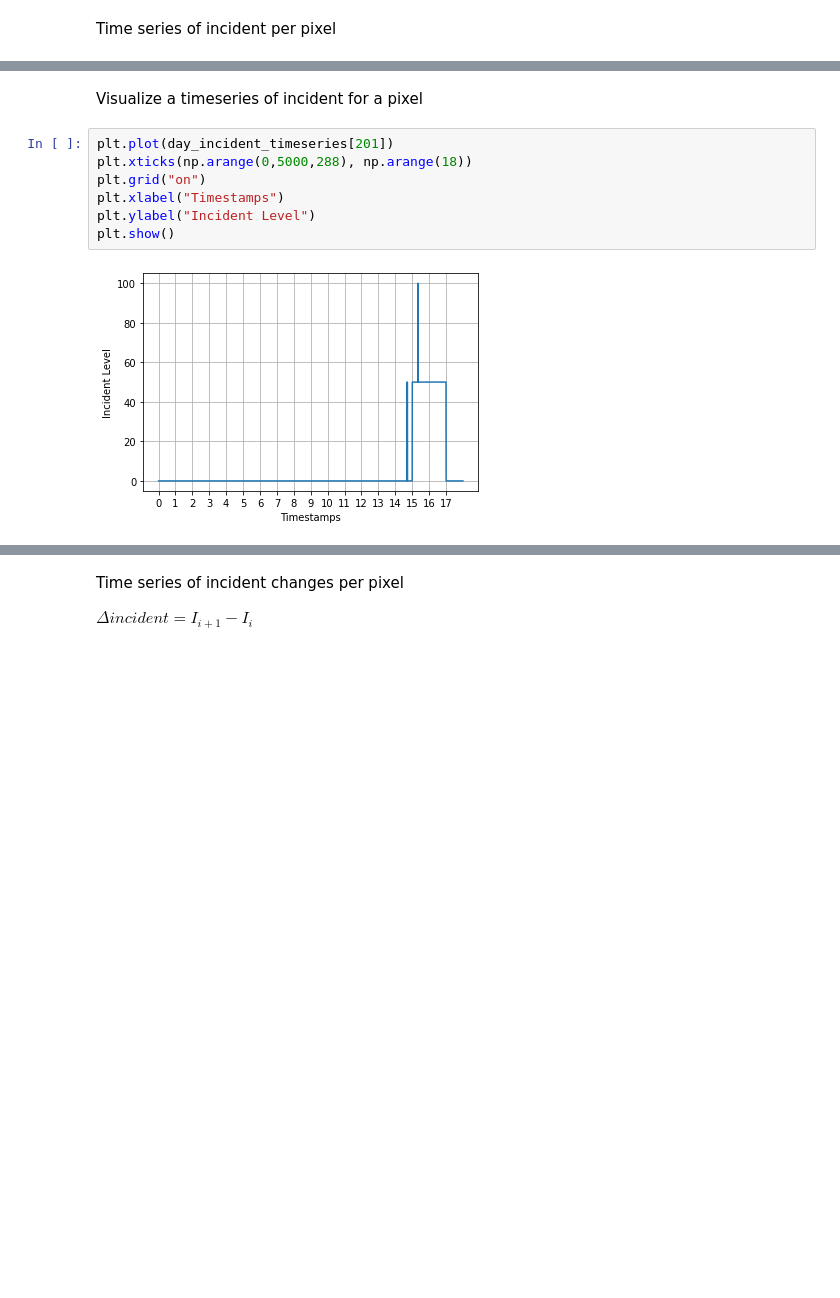
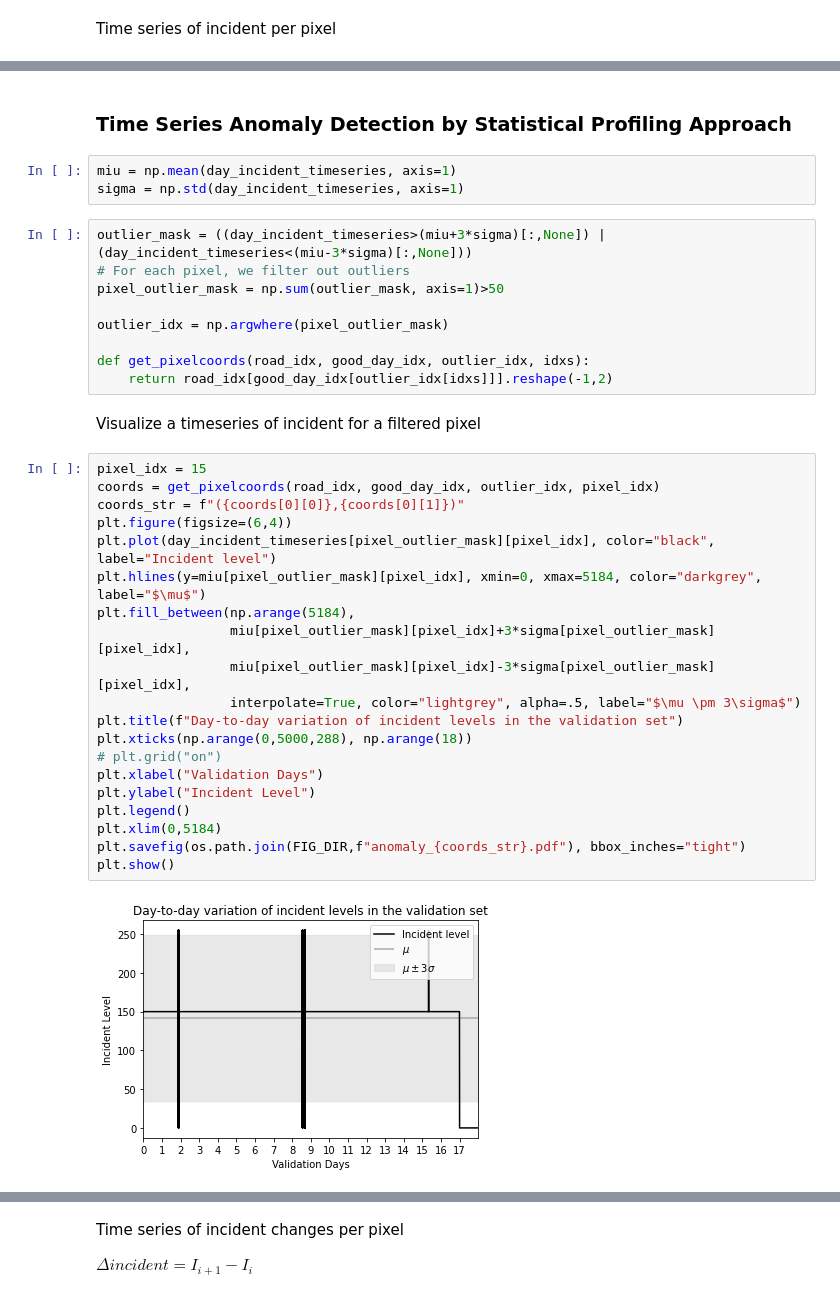
Before and after one commit to jingyan-li/TrafficForecastUnetInterpret-Python, a Jupyter notebook: eda/IncidentLevel.ipynb, the cells around one changed output, grey strips where cells are left out. Saved outputs shown, nothing was run; the diff lists cells and outputs as text; blank space fills up the shorter version.

```diff
--- a/eda/IncidentLevel.ipynb
+++ b/eda/IncidentLevel.ipynb
@@ -186,11 +453,38 @@ good_day_idx  (1793, 1)
+# %% [markdown]
+### Time Series Anomaly Detection by Statistical Profiling Approach
+# %%
+miu = np.mean(day_incident_timeseries, axis=1)
+sigma = np.std(day_incident_timeseries, axis=1)
+# %%
+outlier_mask = ((day_incident_timeseries>(miu+3*sigma)[:,None]) | (day_incident_timeseries<(miu-3*sigma)[:,None]))
+# For each pixel, we filter out outliers
+pixel_outlier_mask = np.sum(outlier_mask, axis=1)>50
+
+outlier_idx = np.argwhere(pixel_outlier_mask)
+
+def get_pixelcoords(road_idx, good_day_idx, outlier_idx, idxs):
+    return road_idx[good_day_idx[outlier_idx[idxs]]].reshape(-1,2)
 # %% [markdown]
-Visualize a timeseries of incident for a pixel
+Visualize a timeseries of incident for a filtered pixel
 # %%
-plt.plot(day_incident_timeseries[201])
+pixel_idx = 15
+coords = get_pixelcoords(road_idx, good_day_idx, outlier_idx, pixel_idx)
+coords_str = f"({coords[0][0]},{coords[0][1]})"
+plt.figure(figsize=(6,4))
+plt.plot(day_incident_timeseries[pixel_outlier_mask][pixel_idx], color="black", label="Incident level")
+plt.hlines(y=miu[pixel_outlier_mask][pixel_idx], xmin=0, xmax=5184, color="darkgrey", label="$\mu$")
+plt.fill_between(np.arange(5184),
+                 miu[pixel_outlier_mask][pixel_idx]+3*sigma[pixel_outlier_mask][pixel_idx],
+                 miu[pixel_outlier_mask][pixel_idx]-3*sigma[pixel_outlier_mask][pixel_idx],
+                 interpolate=True, color="lightgrey", alpha=.5, label="$\mu \pm 3\sigma$")
+plt.title(f"Day-to-day variation of incident levels in the validation set")
 plt.xticks(np.arange(0,5000,288), np.arange(18))
-plt.grid("on")
-plt.xlabel("Timestamps")
+# plt.grid("on")
+plt.xlabel("Validation Days")
 plt.ylabel("Incident Level")
+plt.legend()
+plt.xlim(0,5184)
+plt.savefig(os.path.join(FIG_DIR,f"anomaly_{coords_str}.pdf"), bbox_inches="tight")
 plt.show()
 # %% [output]
-[figure, old version]
+[figure, new version]
```
Also changed, not shown: parts of 23 cells of this notebook, 37 other files.
